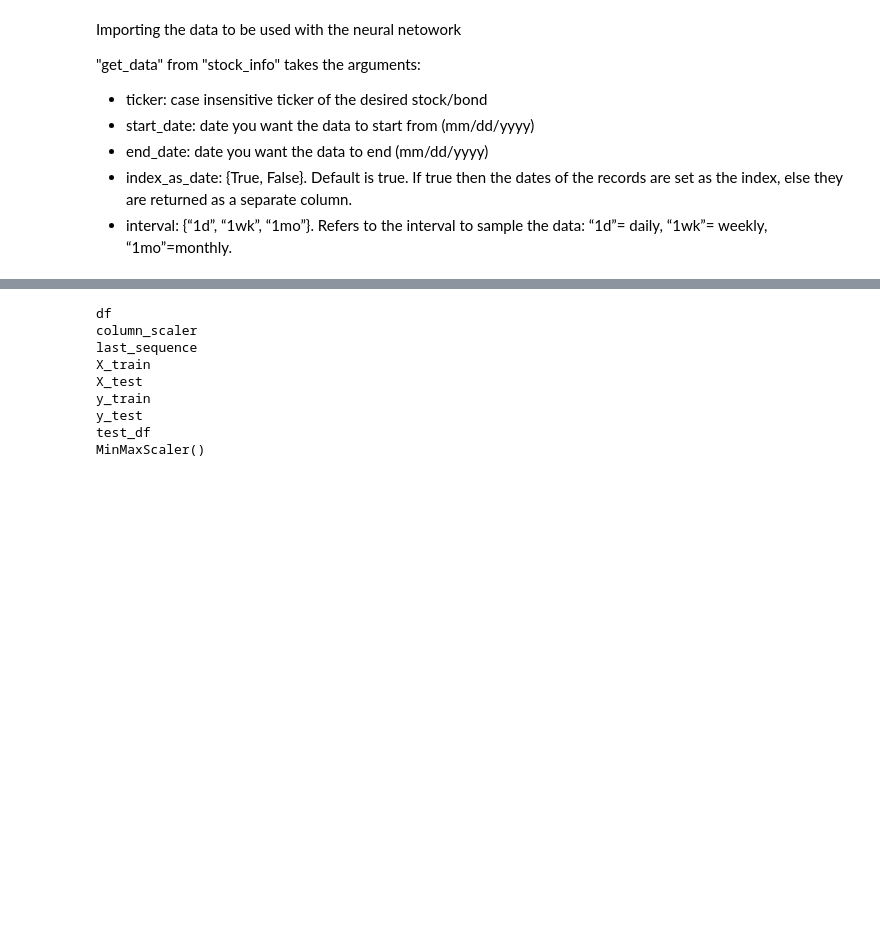
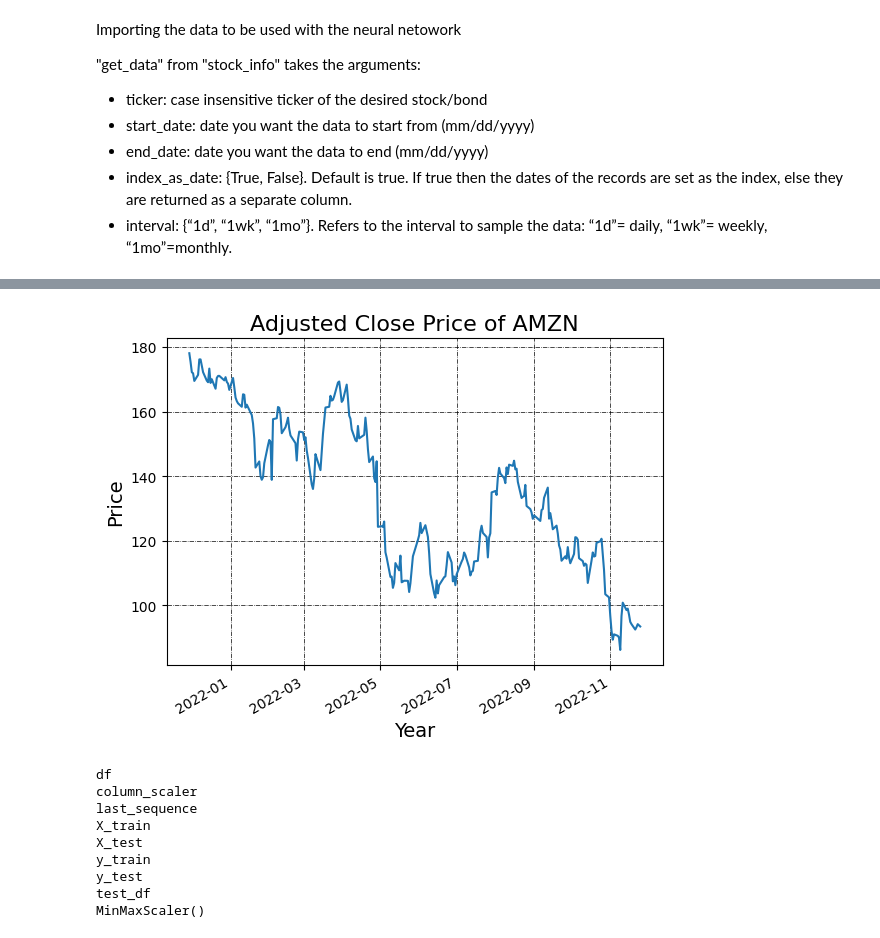
Before and after one commit to Alberu/ES327-Individual-Project, a Jupyter notebook: predictAssetPrices.ipynb, the cells around one changed output, grey strips where cells are left out. Cells and saved outputs as stored; diff of their text form; code cells hidden in the pictures; blank space fills up the shorter version.

Commit message:
improvements to importing data

```diff
--- a/predictAssetPrices.ipynb
+++ b/predictAssetPrices.ipynb
@@ -338,21 +338,23 @@ dict_keys(['fullDataframe', 'last_sequence', 'xtrain', 'ytrain', 'xtest', 'ytest
 # %%
-
+import matplotlib.pyplot as plt
 # Plot the adjusted close price
 # data["Adj Close"].plot(figsize=(10, 7), marker = "*")
-dataFrame['adjclose'].plot()
+data["fullDataframe"]["adjclose"].plot()
 
 # Define the label for the title of the figure
 plt.title("Adjusted Close Price of %s" % ticker, fontsize=16)
 
 # Define the labels for x-axis and y-axis
 plt.ylabel('Price', fontsize=14)
 plt.xlabel('Year', fontsize=14)
 
 # Plot the grid lines
 plt.grid(which="major", color='k', linestyle='-.', linewidth=0.5)
 
 # Show the plot
 plt.show()
+# %% [output]
+[figure, added]
 # %%
 import numpy as np
 from yahoo_fin import stock_info as si
```
Also changed, not shown: parts of 1 cell of this notebook.
